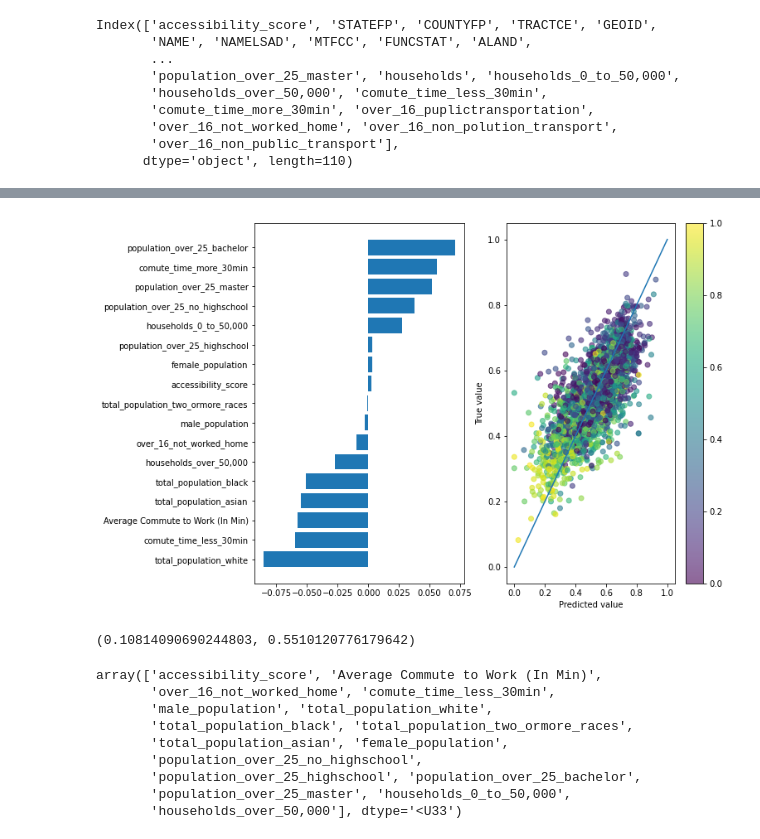
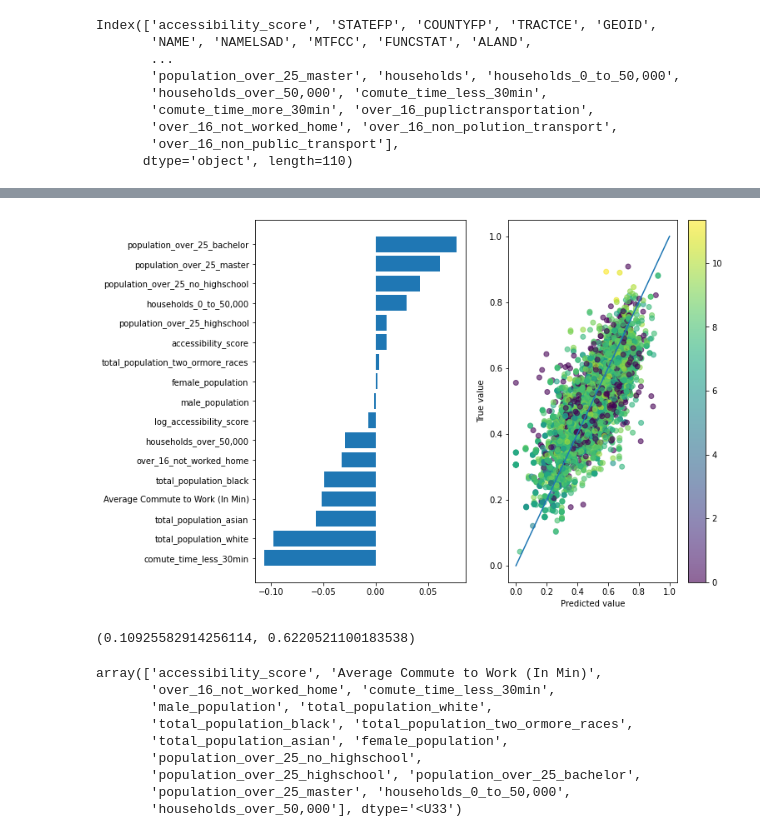
Before and after one commit to pmehler/us_transit_analysis, a Jupyter notebook: 04_census_analysis_regression.ipynb, the cells around one changed output, grey strips where cells are left out. Cells and saved outputs as stored; diff of their text form; code cells hidden in the pictures.

Commit message:
Regression with accessibility scores

```diff
--- a/04_census_analysis_regression.ipynb
+++ b/04_census_analysis_regression.ipynb
@@ -647,6 +647,9 @@ stop_times = feed.get_stop_times()
+# %%
+STOPS, ROUTES, TRIPS, stop_times, feed = generate_all_dfs(files)
 # %%
 # sort just to be sure
-sorted_stops = feed.get_stop_times().sort_values(['trip_id', 'stop_sequence'], ascending=[True, True])
+# didn't actually check that there are no repeated trip_ids across public transport types
+sorted_stops = stop_times.sort_values(['trip_id', 'stop_sequence'], ascending=[True, True])
 # %%
 # rewrote using numpy array to increase speed significantly
 trip_ids = sorted_stops['trip_id'].to_numpy()
@@ -894,3 +897,5 @@ feature_col = np.array([col for col in feature_col if col not in [target_col]])
 # %%
 regression_df = gdf[feature_col.tolist()+[target_col]].copy()
 #regression_df['Average Commute to Work (In Min)'] = regression_df['Average Commute to Work (In Min)'].fillna("0").astype(float)
+# %%
+regression_df[f"log_{accessibility_metric}"] = np.log(regression_df[accessibility_metric]+1)
@@ -896,0 +912,2 @@ regression_df = gdf[feature_col.tolist()+[target_col]].copy()
+# %%
+feature_col= np.append(feature_col,f"log_{accessibility_metric}")
@@ -1035,20 +1075,20 @@ mean_squared_error(y, preds, squared=False), r2_score(y, preds)
 # %%
 fig, ax = plt.subplots(1,2, figsize=(10,8))
 idx = np.argsort(coefs)
 ax[0].barh(np.array(feature_col)[idx],coefs[idx])
 
-points = ax[1].scatter(y, preds, alpha=0.6, c = regression_df["total_population_white"])
+points = ax[1].scatter(y, preds, alpha=0.6, c = regression_df[f"log_{accessibility_metric}"])
 ax[1].plot([x for x in range(2)])
 ax[1].set_xlabel("Predicted value")
 ax[1].set_ylabel("True value")
 
 plt.colorbar(points,ax=ax[1])
 
 plt.show()
 mean_squared_error(y, preds, squared=False), r2_score(y, preds)
 # %% [output]
-[figure, old version]
+[figure, new version]
-(0.10814090690244803, 0.5510120776179642)
+(0.10925582914256114, 0.6220521100183538)
 # %%
 feature_col =  np.array([col for col in feature_col if col not in ['over_16_non_public_transport', "comute_time_more_30min"]])
 
```
Also changed, not shown: parts of 28 cells of this notebook.
